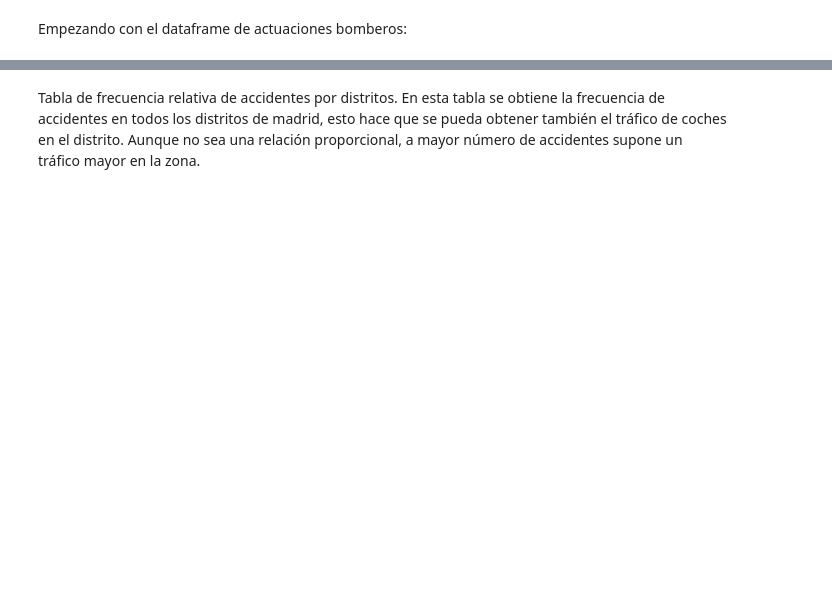
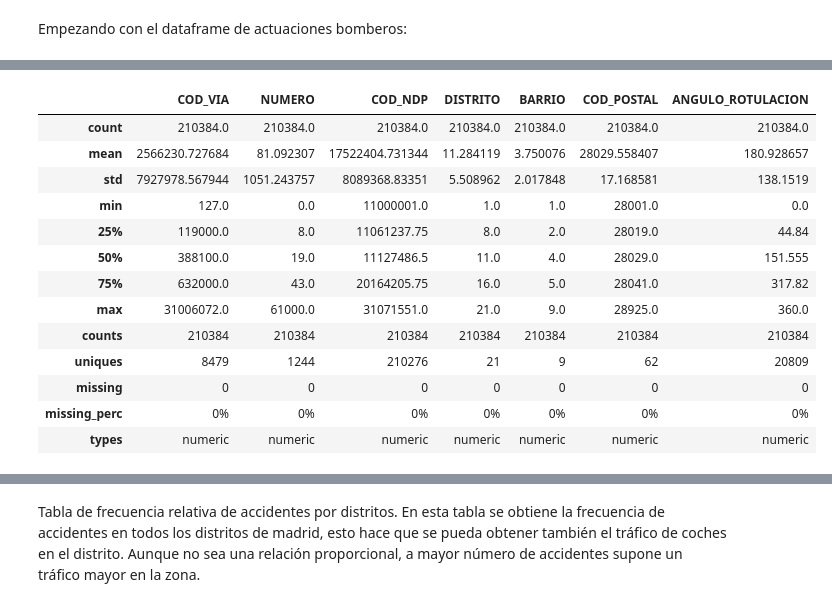
Before and after one commit to paula-gomezlucas/POD, a Jupyter notebook: CuadernoV1.ipynb, the cells around one changed output, grey strips where cells are left out. Cells and saved outputs as stored; diff of their text form; code cells hidden in the pictures; blank space fills up the shorter version.

```diff
--- a/CuadernoV1.ipynb
+++ b/CuadernoV1.ipynb
@@ -685,6 +873,6 @@ data_loader.get_info('RADARES_FIJOS_vDTT.csv')
 # %%
-data_loader.data['RADARES_FIJOS_vDTT.csv'].loc[11, 'X (WGS84)'] = 441011.00
-data_loader.data['RADARES_FIJOS_vDTT.csv'].loc[11, 'Y (WGS84)'] = 4470920.00
+data_loader.data['RADARES_FIJOS_vDTT.csv'].loc[11, 'X_(WGS84)'] = 441011.00
+data_loader.data['RADARES_FIJOS_vDTT.csv'].loc[11, 'Y_(WGS84)'] = 4470920.00
 
-data_loader.data['RADARES_FIJOS_vDTT.csv'].loc[14, 'X (WGS84)'] = 439732.00
-data_loader.data['RADARES_FIJOS_vDTT.csv'].loc[14, 'Y (WGS84)'] = 4470920.00
+data_loader.data['RADARES_FIJOS_vDTT.csv'].loc[14, 'X_(WGS84)'] = 439732.00
+data_loader.data['RADARES_FIJOS_vDTT.csv'].loc[14, 'Y_(WGS84)'] = 4470920.00
@@ -827,0 +1173,17 @@ data_loader.get_info('datasets/accidentalidad')
+# %%
+data_loader.dataframe_summary('DireccionesVigentes_20231004.csv')
+# %% [output]
+|  | COD_VIA | NUMERO | COD_NDP | DISTRITO | BARRIO | COD_POSTAL | ANGULO_ROTULACION |
+| count | 210384.0 | 210384.0 | 210384.0 | 210384.0 | 210384.0 | 210384.0 | 210384.0 |
+| mean | 2566230.727684 | 81.092307 | 17522404.731344 | 11.284119 | 3.750076 | 28029.558407 | 180.928657 |
+| std | 7927978.567944 | 1051.243757 | 8089368.83351 | 5.508962 | 2.017848 | 17.168581 | 138.1519 |
+| min | 127.0 | 0.0 | 11000001.0 | 1.0 | 1.0 | 28001.0 | 0.0 |
+| 25% | 119000.0 | 8.0 | 11061237.75 | 8.0 | 2.0 | 28019.0 | 44.84 |
+| 50% | 388100.0 | 19.0 | 11127486.5 | 11.0 | 4.0 | 28029.0 | 151.555 |
+| 75% | 632000.0 | 43.0 | 20164205.75 | 16.0 | 5.0 | 28041.0 | 317.82 |
+| max | 31006072.0 | 61000.0 | 31071551.0 | 21.0 | 9.0 | 28925.0 | 360.0 |
+| counts | 210384 | 210384 | 210384 | 210384 | 210384 | 210384 | 210384 |
+| uniques | 8479 | 1244 | 210276 | 21 | 9 | 62 | 20809 |
+| missing | 0 | 0 | 0 | 0 | 0 | 0 | 0 |
+| missing_perc | 0% | 0% | 0% | 0% | 0% | 0% | 0% |
+| types | numeric | numeric | numeric | numeric | numeric | numeric | numeric |
```
Also changed, not shown: parts of 42 cells of this notebook, 1 other file.
